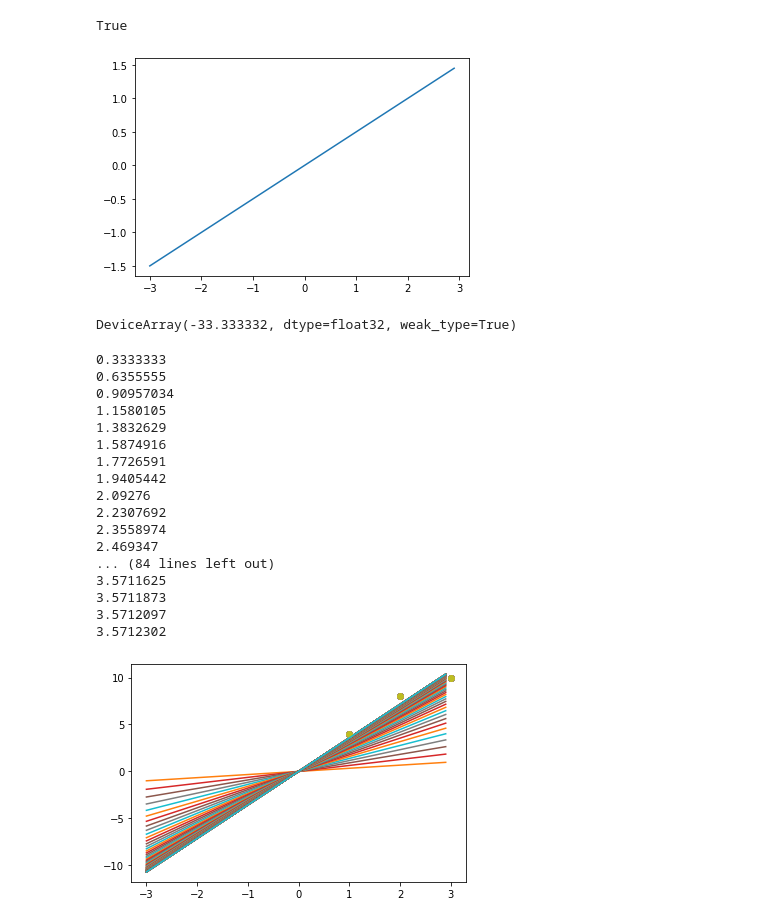
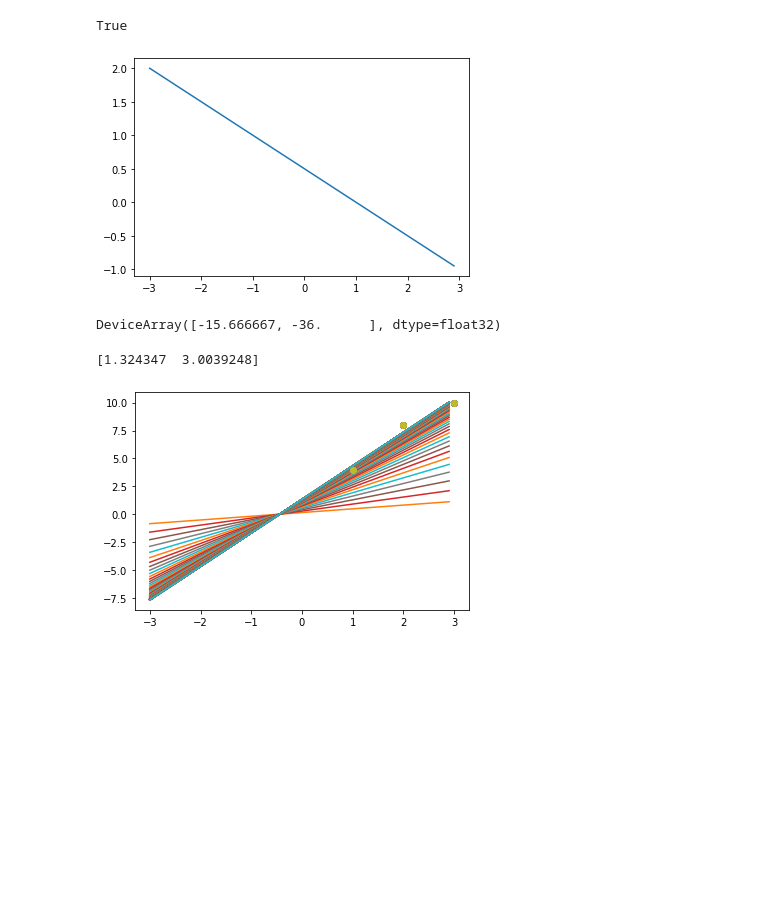
Before and after one commit to mcnica89/MATH4060, a Jupyter notebook: Simple_Gradient_Descent_Example.ipynb, the cells around one changed output. Cells and saved outputs as stored; diff of their text form; code cells hidden in the pictures; blank space fills up the shorter version.

```diff
--- a/Simple_Gradient_Descent_Example.ipynb
+++ b/Simple_Gradient_Descent_Example.ipynb
@@ -22,51 +25,50 @@ plt.plot(X,Y,linestyle="",marker="o")
 [figure]
 # %%
-def f(x,theta):
-  return theta*x
+#We would like to find a model function f(x;w)
+# which depends on some weights w
+# and which hopefully helps us explain our data
+def f(x,w):
+  return w[0]+w[1]*x
 
-def plot_f(theta):
+#Here is what the graph of f looks like
+def plot_f(w):
   x_values = jnp.arange(-3,3,0.1)
-  fx_values = f(x_values,theta)
+  fx_values = f(x_values,w)
   plt.plot(x_values,fx_values)
   return True
 
-plot_f(0.5)
+theta = jnp.array([0.5, -0.5])
+plot_f(theta)
 # %% [output]
 True
-[figure, old version]
+[figure, new version]
-# %%
-def loss(theta):
-  return jnp.mean(jnp.square(f(X,theta) - Y))
-
-grad_loss = jax.grad(loss)
-# %%
-grad_loss(0.0)
-# %% [output]
-DeviceArray(-33.333332, dtype=float32, weak_type=True)
+# %%
+#The "loss" measures how well our function fits the data
+# i.e. how close f(X,w) is to Y
+def loss(w):
+  return jnp.mean(jnp.square(f(X,w) - Y))
+
+#The gradient of the loss is a new function that tells us the derivatve of the loss
+# w.r.t. all of the weights w
+grad_loss = jax.grad(loss)
+# %%
+#Here is a test of the gradient
+w = jnp.array([0.5, -0.5])
+grad_loss(w)
+# %% [output]
+DeviceArray([-15.666667, -36.      ], dtype=float32)
 # %%
-theta = 0.0 #initial parameter (make sure its a float!)
+w = jnp.array([0.0,0.0]) #initial weights
 alpha = 0.01 #learning rate
 num_iterations = 100
+
+#Gradient descent algorithm!
 for i in range(num_iterations):
-  theta -= alpha*grad_loss(theta) #Gradient descent!
+  w -= alpha*grad_loss(w) #Gradient descent!
   plt.plot(X,Y,linestyle="",marker="o")
-  plot_f(theta)
+  plot_f(w)
+
+print(w)
 # %% [output]
-0.3333333
-0.6355555
-0.90957034
-1.1580105
-1.3832629
-1.5874916
-1.7726591
-1.9405442
-2.09276
-2.2307692
-2.3558974
-2.469347
-... (84 lines left out)
-3.5711625
-3.5711873
-3.5712097
-3.5712302
+[1.324347  3.0039248]
-[figure, old version]
+[figure, new version]
```
Also changed, not shown: parts of 1 cell of this notebook.
